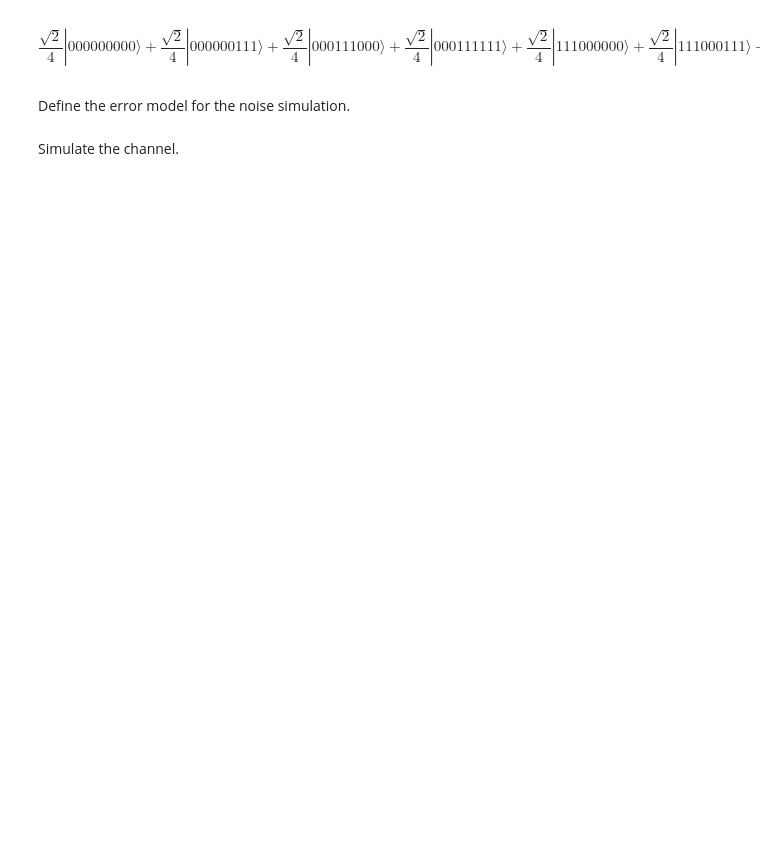
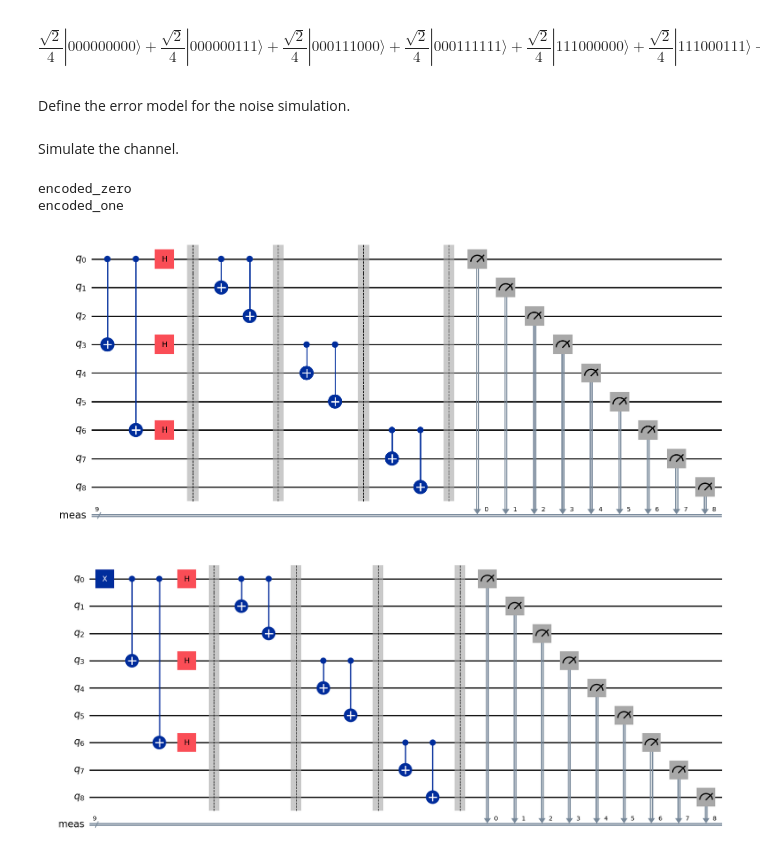
Before and after one commit to Vitolus/Quantum_Shor_code_Algorithm, a Jupyter notebook: shor_code.ipynb, the cells around one changed output. Drawn from its saved outputs; the diff is of its cells as text; code cells hidden in the pictures; blank space fills up the shorter version.

```diff
--- a/shor_code.ipynb
+++ b/shor_code.ipynb
@@ -47,2 +47,19 @@ results = backend.run(circuit, shots=1024, noise_model=noise_model).result().get
 # TODO: finish simlulation code
 # TODO: check all the code
+# %%
+input_zero = QuantumCircuit(9)        # Prepare |0> state (default)
+input_one = QuantumCircuit(9)         # Prepare |1> state by applying an X gate
+input_one.x(0)                        # Flip the first qubit to make it |1>
+
+encoded_zero = input_zero.compose(circuit)  # Encode |0>
+encoded_zero.measure_all()
+encoded_zero.draw('mpl')
+encoded_one = input_one.compose(circuit)    # Encode |1>
+encoded_one.measure_all()
+encoded_one.draw('mpl')
+unencoded_zero = encoded_zero.copy()         # Unencode |0>
+# %% [output]
+encoded_zero
+encoded_one
+[figure, added]
+[figure, added]
```
Also changed, not shown: parts of 4 cells of this notebook.
